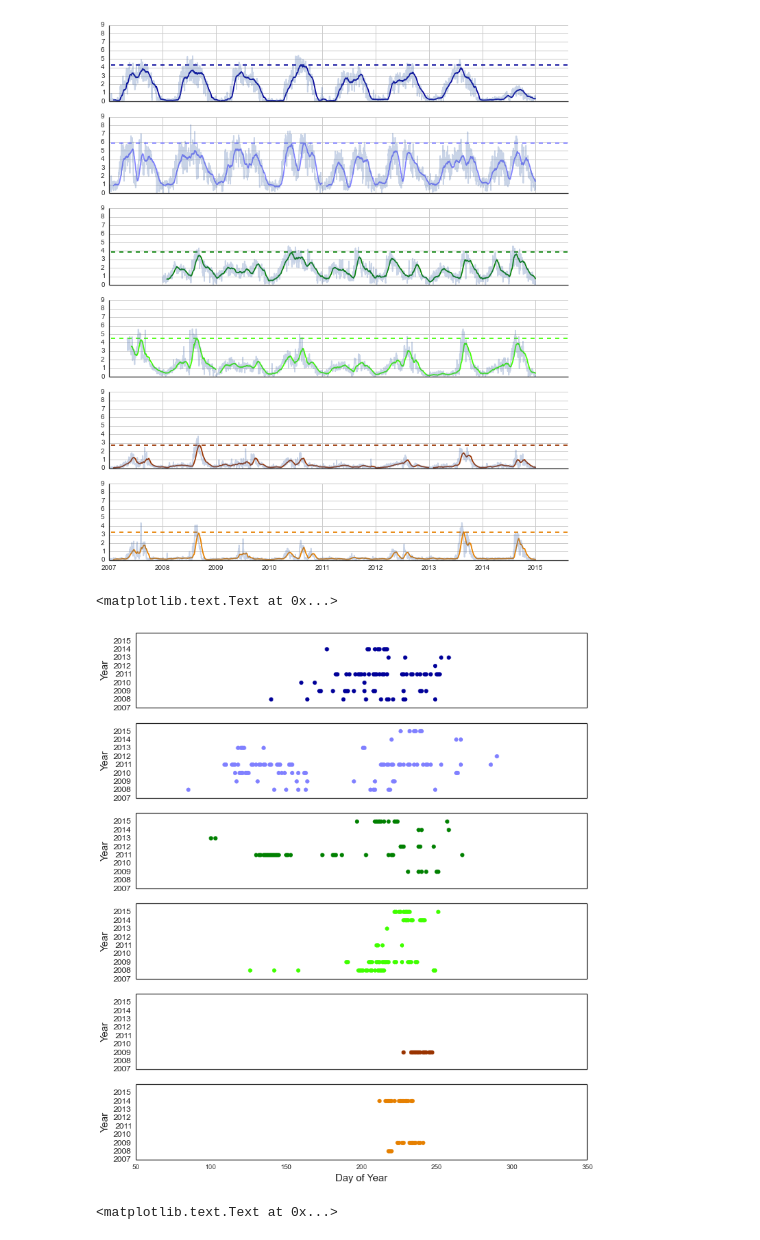
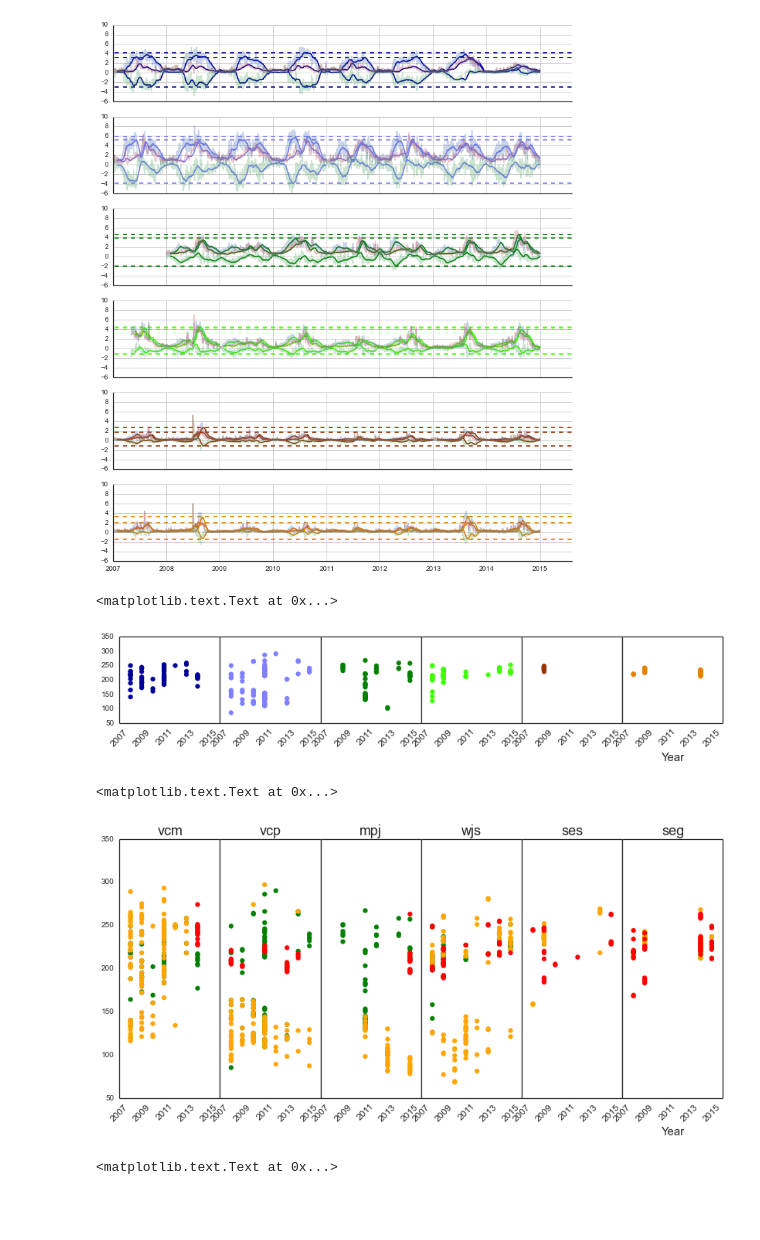
Before and after one commit to djkrofch/edulis, a Jupyter notebook: iPython_Notebooks/NMEG_POTENTIAL_DISTPLOTS.ipynb, the cells around one changed output. Saved outputs shown, nothing was run; the diff lists cells and outputs as text; code cells hidden in the pictures; blank space fills up the shorter version.

Commit message:
changed plot type

```diff
--- a/iPython_Notebooks/NMEG_POTENTIAL_DISTPLOTS.ipynb
+++ b/iPython_Notebooks/NMEG_POTENTIAL_DISTPLOTS.ipynb
@@ -76,37 +76,85 @@ fig, (ax) = plt.subplots(6,1, figsize=(12,14), sharex = True, sharey = True)
 axs = fig.axes
 idx = 0
 sitemaxes = []
+sitemaxesnee = []
+sitemaxesre = []
+
 for site in order:
     ax = axs[idx]
     pd.rolling_mean(fluxdata[fluxdata.SITE == site].GPP, 30).plot(ax = ax,
                 color = siteColors[idx])
+    pd.rolling_mean(fluxdata[fluxdata.SITE == site].FC_F, 30).plot(ax = ax,
+            color = siteColors[idx])
+    pd.rolling_mean(fluxdata[fluxdata.SITE == site].RECO, 30).plot(ax = ax,
+                color = siteColors[idx])
+
     siteMax = (pd.rolling_mean(fluxdata[fluxdata.SITE == site].GPP, 30)).max()
+    siteMaxnee = (pd.rolling_mean(fluxdata[fluxdata.SITE == site].FC_F, 30)).min()
+    siteMaxre = (pd.rolling_mean(fluxdata[fluxdata.SITE == site].RECO, 30)).max()
+
     fluxdata[fluxdata.SITE == site].GPP.plot(alpha = 0.3, ax = ax)
+    fluxdata[fluxdata.SITE == site].FC_F.plot(alpha = 0.3, ax = ax)
+    fluxdata[fluxdata.SITE == site].RECO.plot(alpha = 0.3, ax = ax)
+
     sitemaxes.append(siteMax)
+    sitemaxesnee.append(siteMaxnee)
+    sitemaxesre.append(siteMaxre)
+
     ax.hlines(siteMax, 0,100000, color = siteColors[idx], linestyle= '--')
+    ax.hlines(siteMaxnee, 0,100000, color = siteColors[idx], linestyle= '--')
+    ax.hlines(siteMaxre, 0,100000, color = siteColors[idx], linestyle= '--')
+
     idx = idx + 1
 sns.despine()
 sns.set_style('white')
 # %% [output]
-[figure, old version]
+[figure, new version]
 # %%
-fig, (ax) = plt.subplots(6,1, figsize=(12,14), sharex = True, sharey = True)
+fig, (ax) = plt.subplots(1,6, figsize=(14,2), sharex = True, sharey = True)
+plt.subplots_adjust(wspace = 0, hspace = 0)
 axs = fig.axes
 idx = 0
 for site in order:
     ax = axs[idx]
     sitesub = fluxdata[fluxdata.SITE == site]
-    ax.scatter(x = sitesub[sitesub.GPP > sitemaxes[idx]].DOY,
-               y = sitesub[sitesub.GPP > sitemaxes[idx]].YEAR,
+    ax.scatter(x = sitesub[sitesub.GPP > sitemaxes[idx]].YEAR,
+               y = sitesub[sitesub.GPP > sitemaxes[idx]].DOY,
                marker = 'o', s = 35, color = siteColors[idx])
-    ax.set_yticklabels(['2007','2008','2009','2010','2011',
-                        '2012','2013','2014','2015'], fontsize = 12)
-    ax.set_ylabel('Year', fontsize = 15)
+    ax.set_xticklabels(['2007',' ','2009',' ','2011',
+                        ' ','2013',' ','2015'],
+                       fontsize = 12, rotation = 45)
     idx = idx + 1
-ax.set_xlabel('Day of Year', fontsize = 15)
+ax.set_xlabel('Year', fontsize = 15)
 # %% [output]
 <matplotlib.text.Text at 0x...>
-[figure, old version]
+[figure, new version]
+# %%
+fig, (ax) = plt.subplots(1,6, figsize=(14,6), sharex = True, sharey = True)
+plt.subplots_adjust(wspace = 0, hspace = 0)
+axs = fig.axes
+idx = 0
+for site in order:
+    ax = axs[idx]
+    sitesub = fluxdata[fluxdata.SITE == site]
+    ax.scatter(x = sitesub[sitesub.GPP > sitemaxes[idx]].YEAR,
+               y = sitesub[sitesub.GPP > sitemaxes[idx]].DOY,
+               marker = 'o', s = 35, color = 'green')
+    ax.scatter(x = sitesub[sitesub.FC_F < sitemaxesnee[idx]].YEAR,
+               y = sitesub[sitesub.FC_F < sitemaxesnee[idx]].DOY,
+               marker = 'o', s = 35, color = 'orange')
+    ax.scatter(x = sitesub[sitesub.RECO > sitemaxesre[idx]].YEAR,
+               y = sitesub[sitesub.RECO > sitemaxesre[idx]].DOY,
+               marker = 'o', s = 35, color = 'red')
+
+    ax.set_xticklabels(['2007',' ','2009',' ','2011',
+                        ' ','2013',' ','2015'],
+                       fontsize = 12, rotation = 45)
+    ax.set_title(site, fontsize = 18)
+    idx = idx + 1
+ax.set_xlabel('Year', fontsize = 15)
+# %% [output]
+<matplotlib.text.Text at 0x...>
+[figure, added]
 # %%
 fig, (ax) = plt.subplots(6,1, figsize=(6,14), sharex = True, sharey = True)
 axs = fig.axes
```
Also changed, not shown: parts of 1 cell of this notebook.
